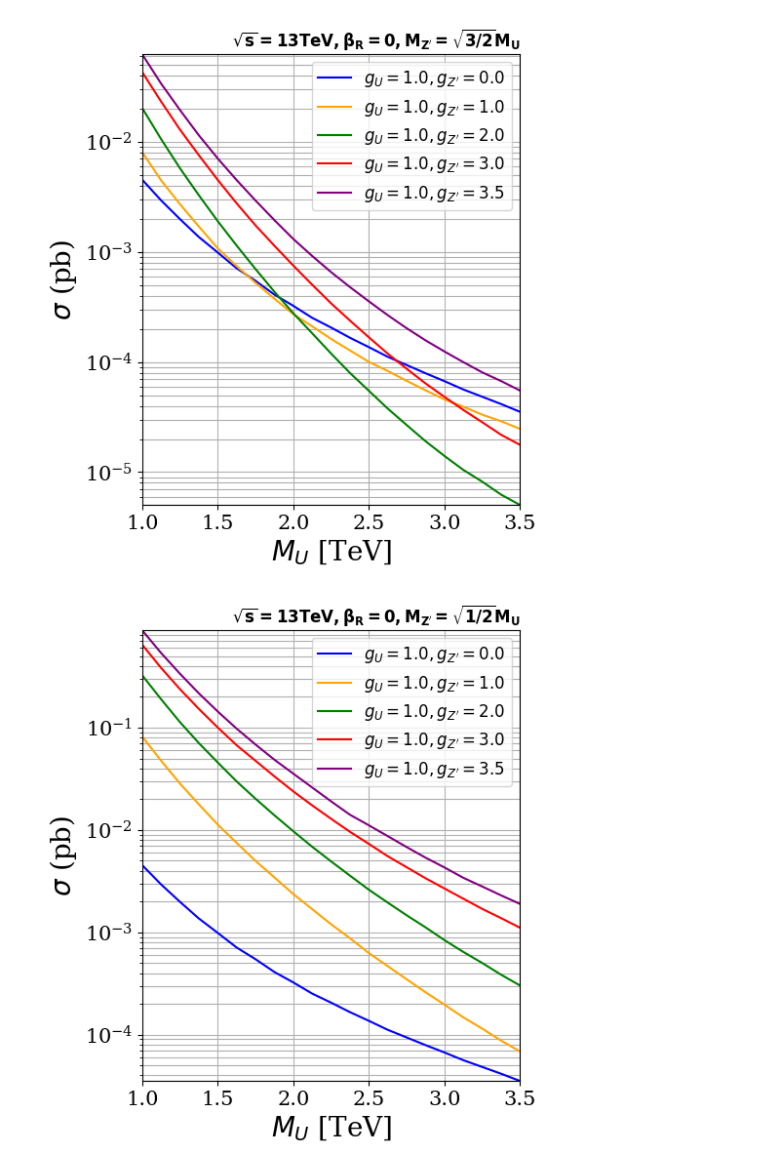
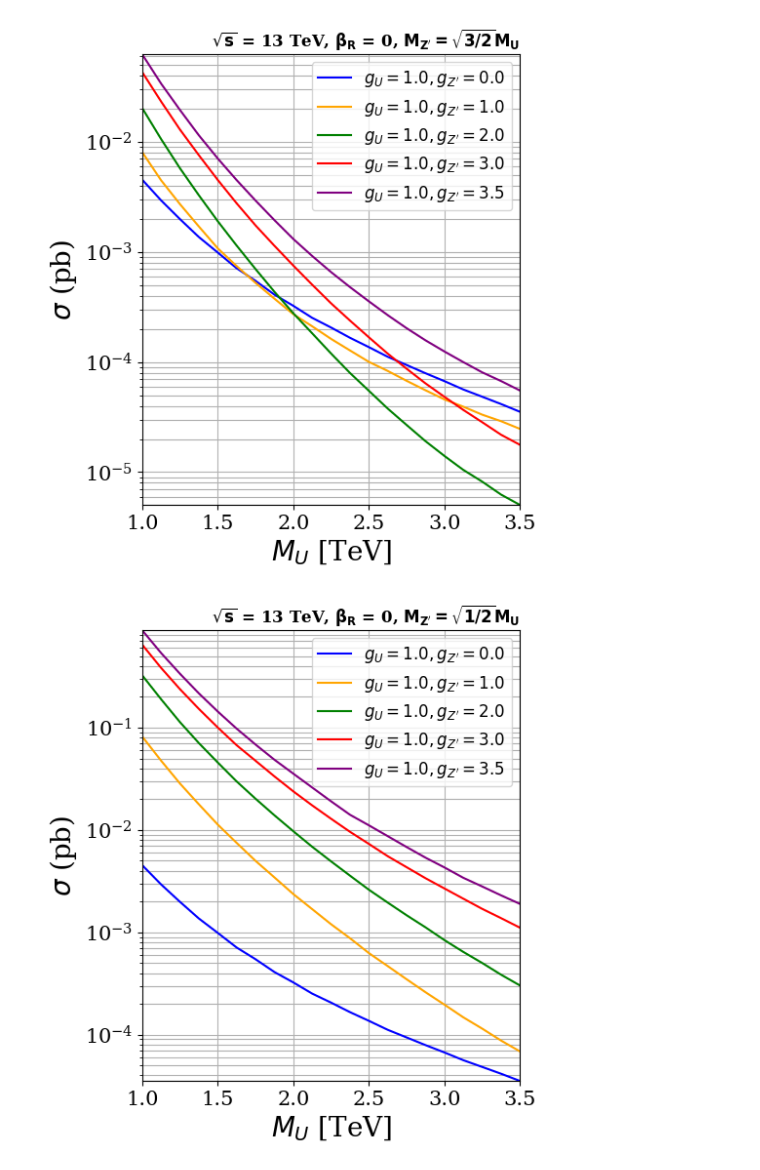
Before and after one commit to Joacop16/Phenomenology_Zp_in_LQ_Searches, a Jupyter notebook: 02_parton_analysis/XS_Plots.ipynb, the cells around one changed output. Cells and saved outputs as stored; diff of their text form; code cells hidden in the pictures.

Commit message:
Fixing some font in plots

```diff
--- a/02_parton_analysis/XS_Plots.ipynb
+++ b/02_parton_analysis/XS_Plots.ipynb
@@ -44,36 +44,36 @@ for n, g_pair in enumerate(g_list):
 # plt.xlabel(r'$m(LQ)$ [TeV]', loc= 'right', fontsize = 20)
 plt.xlabel(r"$M_{U}$ [TeV]", fontsize = 20)
 
 plt.ylabel(r'$\sigma $ (pb)', fontsize = 20)
 
 # add grid
 plt.grid(True, which="both")
 
 # set y lims
 ymin = min([min(get_xs_array(g)[1]) for g in g_list])
 ymax = max([max(get_xs_array(g)[1]) for g in g_list])
 plt.ylim(ymin, ymax)
 # set x lims
 xmin = 1.000
 xmax = 3.500
 plt.xlim(xmin, xmax)
 # add title, latex format
 if limit == "upper":
-    plt.title(r"$\mathbf{\sqrt{s} = 13 TeV, \beta_{R} = 0, M_{Z'} = \sqrt{3/2} M_{U}}$", loc = 'right', fontsize = 12)
+    plt.title(r"$\mathbf{\sqrt{s}}$ = 13 TeV, $\mathbf{\beta_{R}}$ = 0, $\mathbf{M_{Z'} = \sqrt{3/2} M_{U}}$", loc = 'right', fontsize = 12, fontweight="bold")
     # plt.title(r"$\mathbf{\sqrt{s} = 13 TeV, \beta_{R} = 0, m(Z') = \sqrt{3/2} m(LQ)}$", loc = 'right', fontsize = 12)
 
 elif limit == "lower":
-    plt.title(r"$\mathbf{\sqrt{s} = 13 TeV, \beta_{R} = 0, M_{Z'} = \sqrt{1/2} M_{U}}$", loc = 'right', fontsize = 12)
+    plt.title(r"$\mathbf{\sqrt{s}}$ = 13 TeV, $\mathbf{\beta_{R}}$ = 0, $\mathbf{M_{Z'} = \sqrt{1/2} M_{U}}$", loc = 'right', fontsize = 12, fontweight="bold")
     # plt.title(r"$\mathbf{\sqrt{s} = 13 TeV, \beta_{R} = 0, m(Z') = \sqrt{1/2} m(LQ)}$", loc = 'right', fontsize = 12)
 
 # add legend
 plt.legend(fontsize = 12)
 plt.xticks(fontsize = 15)
 plt.yticks(fontsize = 15)
 
 plt.savefig('XS_gu_gzp_upper_limit_woRHC.pdf', bbox_inches='tight')
 # %% [output]
-[figure, old version]
+[figure, new version]
 # %%
 fig = plt.figure(figsize = (5,6))
 
@@ -99,11 +99,11 @@ xmax = 3.500
 plt.xlim(xmin, xmax)
 # add title, latex format
 if limit == "upper":
-    plt.title(r"$\mathbf{\sqrt{s} = 13 TeV, \beta_{R} = 0, M_{Z'} = \sqrt{3/2} M_{U}}$", loc = 'right', fontsize = 12)
+    plt.title(r"$\mathbf{\sqrt{s}}$ = 13 TeV, $\mathbf{\beta_{R}}$ = 0, $\mathbf{M_{Z'} = \sqrt{3/2} M_{U}}$", loc = 'right', fontsize = 12, fontweight="bold")
     # plt.title(r"$\mathbf{\sqrt{s} = 13 TeV, \beta_{R} = 0, m(Z') = \sqrt{3/2} m(LQ)}$", loc = 'right', fontsize = 12)
 
 elif limit == "lower":
-    plt.title(r"$\mathbf{\sqrt{s} = 13 TeV, \beta_{R} = 0, M_{Z'} = \sqrt{1/2} M_{U}}$", loc = 'right', fontsize = 12)
+    plt.title(r"$\mathbf{\sqrt{s}}$ = 13 TeV, $\mathbf{\beta_{R}}$ = 0, $\mathbf{M_{Z'} = \sqrt{1/2} M_{U}}$", loc = 'right', fontsize = 12, fontweight="bold")
     # plt.title(r"$\mathbf{\sqrt{s} = 13 TeV, \beta_{R} = 0, m(Z') = \sqrt{1/2} m(LQ)}$", loc = 'right', fontsize = 12)
 
 # add legend
@@ -113,4 +113,4 @@ plt.yticks(fontsize = 15)
 
 plt.savefig('XS_gu_gzp_lower_limit_woRHC.pdf', bbox_inches='tight')
 # %% [output]
-[figure, old version]
+[figure, new version]
```
Also changed, not shown: 7 other files.
